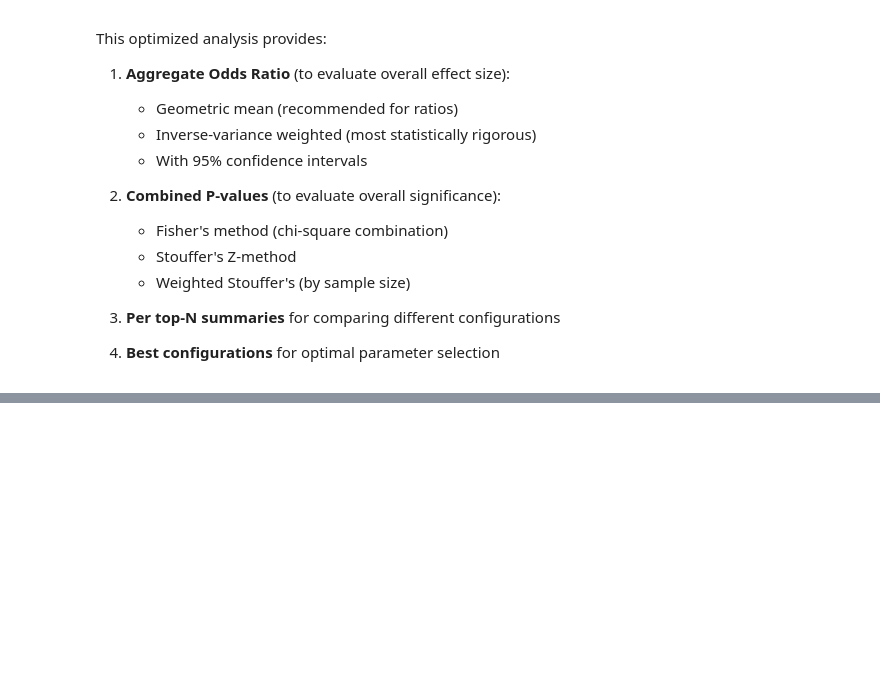
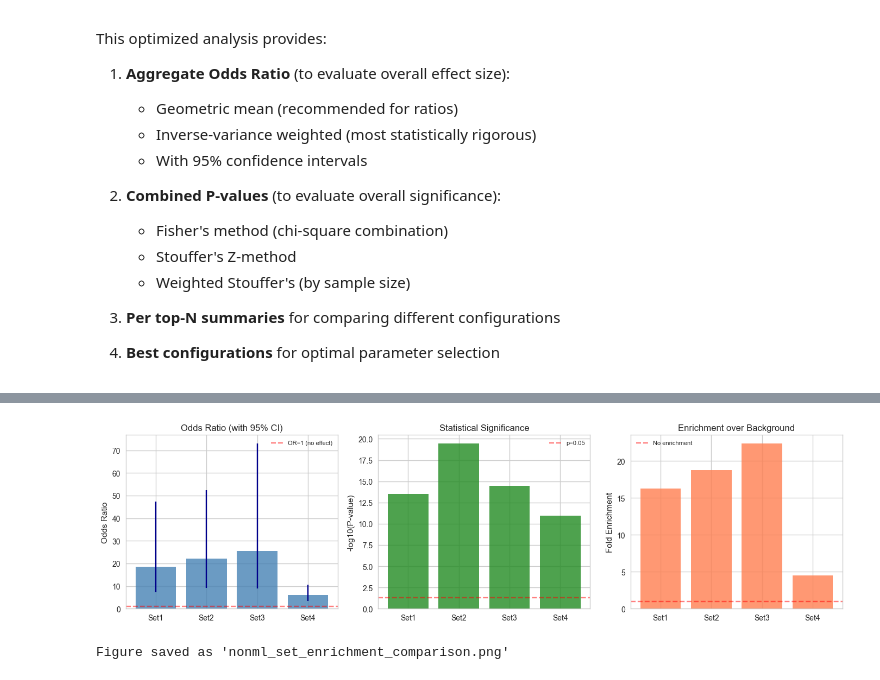
Before and after one commit to mingjutsai/EPFinder, a Jupyter notebook: eBMD_cojo_bf3_analysis_optimized.ipynb, the cells around one changed output, grey strips where cells are left out. Cells and saved outputs as stored; diff of their text form; code cells hidden in the pictures; blank space fills up the shorter version.

Commit message:
update noML EP-pair enrichment

```diff
--- a/eBMD_cojo_bf3_analysis_optimized.ipynb
+++ b/eBMD_cojo_bf3_analysis_optimized.ipynb
@@ -729,0 +853,56 @@ This optimized analysis provides:
+# %%
+# Visualize Non-ML Set enrichment results
+fig, axes = plt.subplots(1, 3, figsize=(14, 4))
+
+sets = list(nonml_results.keys())
+x = np.arange(len(sets))
+
+# Odds Ratio with error bars
+or_vals = [nonml_results[s]['odds_ratio'] for s in sets]
+or_ci_l = [nonml_results[s]['or_ci_lower'] for s in sets]
+or_ci_u = [nonml_results[s]['or_ci_upper'] for s in sets]
+yerr_lower = [or_vals[i] - or_ci_l[i] for i in range(len(sets))]
+yerr_upper = [or_ci_u[i] - or_vals[i] for i in range(len(sets))]
+
+axes[0].bar(x, or_vals, color='steelblue', alpha=0.8)
+axes[0].errorbar(x, or_vals, yerr=[yerr_lower, yerr_upper],
+                 fmt='none', color='darkblue', capsize=5)
+axes[0].set_xticks(x)
+axes[0].set_xticklabels(sets)
+axes[0].set_ylabel('Odds Ratio')
+axes[0].set_title('Odds Ratio (with 95% CI)')
+axes[0].axhline(y=1, color='red', linestyle='--', alpha=0.5, label='OR=1 (no effect)')
+axes[0].legend(fontsize=8)
+
+# P-value (log scale)
+p_vals = [nonml_results[s]['p_value'] for s in sets]
+# Handle p-values that might be 0 or very small
+p_vals_log = [-np.log10(max(p, 1e-300)) for p in p_vals]
+colors = ['forestgreen' if p < 0.05 else 'gray' for p in p_vals]
+
+axes[1].bar(x, p_vals_log, color=colors, alpha=0.8)
+axes[1].set_xticks(x)
+axes[1].set_xticklabels(sets)
+axes[1].set_ylabel('-log10(P-value)')
+axes[1].set_title('Statistical Significance')
+axes[1].axhline(y=-np.log10(0.05), color='red', linestyle='--', alpha=0.5, label='p=0.05')
+axes[1].legend(fontsize=8)
+
+# Enrichment
+enr_vals = [nonml_results[s]['enrichment'] for s in sets]
+axes[2].bar(x, enr_vals, color='coral', alpha=0.8)
+axes[2].set_xticks(x)
+axes[2].set_xticklabels(sets)
+axes[2].set_ylabel('Fold Enrichment')
+axes[2].set_title('Enrichment over Background')
+axes[2].axhline(y=1, color='red', linestyle='--', alpha=0.5, label='No enrichment')
+axes[2].legend(fontsize=8)
+
+plt.tight_layout()
+plt.savefig('nonml_set_enrichment_comparison.png', dpi=300, bbox_inches='tight')
+plt.show()
+
+print("\nFigure saved as 'nonml_set_enrichment_comparison.png'")
+# %% [output]
+[figure, added]
+Figure saved as 'nonml_set_enrichment_comparison.png'
```
Also changed, not shown: parts of 7 cells of this notebook.
